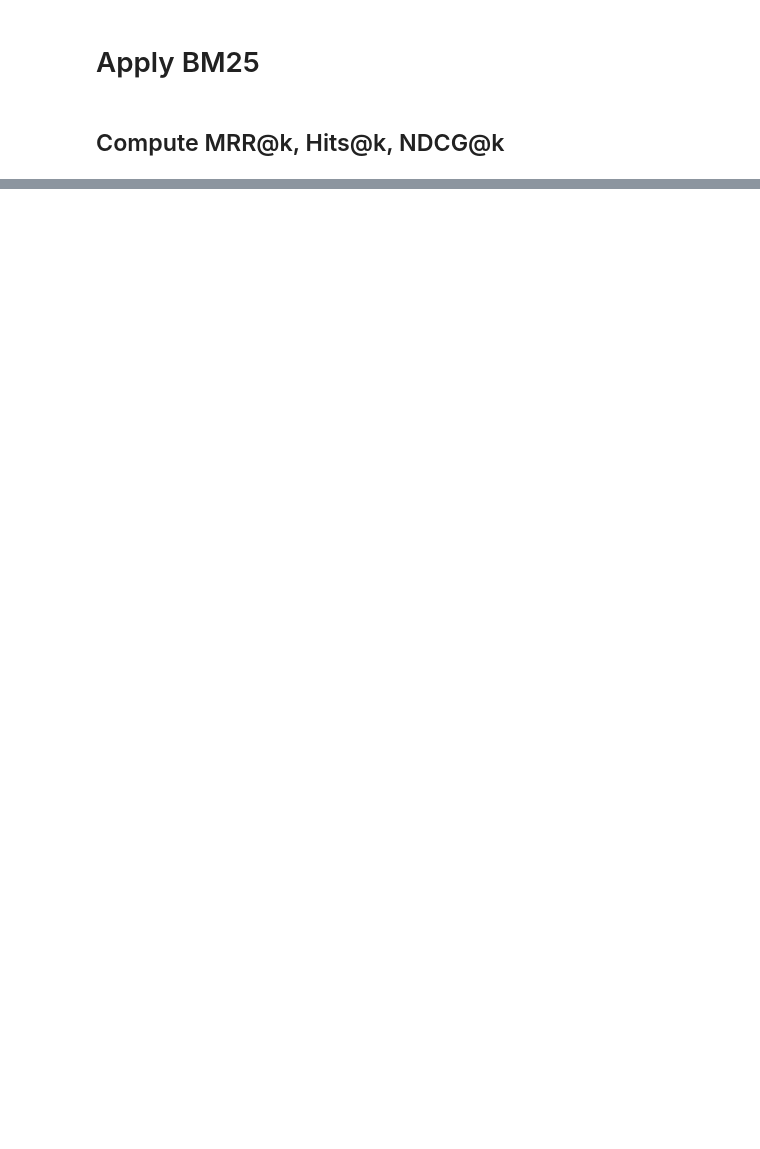
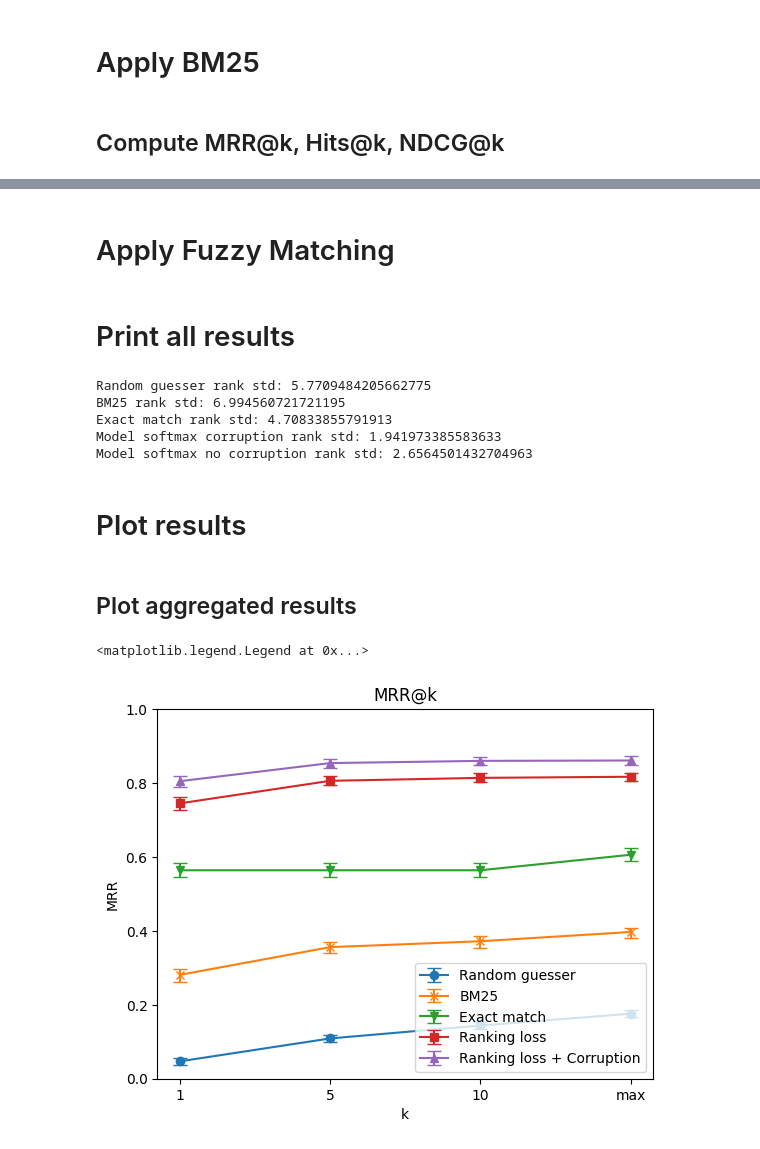
Before and after one commit to epfl-dlab/multilingual-entity-insertion, a Jupyter notebook: data_modelling/compare_models.ipynb, the cells around one changed output, grey strips where cells are left out. Drawn from its saved outputs; the diff is of its cells as text; code cells hidden in the pictures; blank space fills up the shorter version.

Commit message:
add framework to benchmark models

```diff
--- a/data_modelling/compare_models.ipynb
+++ b/data_modelling/compare_models.ipynb
@@ -116,20 +211,0 @@ for rank, noise in tqdm(zip(test_df['bm25_rank'].tolist(), test_df['noise_strate
-# %%
-noise_hits_at_k = {'no_mask': {'1': 0, '5': 0, '10': 0},
-                   'mask_mention': {'1': 0, '5': 0, '10': 0},
-                   'mask_sentence': {'1': 0, '5': 0, '10': 0},
-                   'mask_span': {'1': 0, '5': 0, '10': 0}}
-for rank, noise in tqdm(zip(test_df['bm25_rank'].tolist(), test_df['noise_strategy'].tolist()), total=len(test_df)):
-    if rank <= 10:
-        for k in noise_hits_at_k[noise].keys():
-            if rank <= int(k):
-                noise_hits_at_k[noise][k] += 1 / lengths[noise]
-# %%
-noise_ndcg_at_k = {'no_mask': {'1': 0, '5': 0, '10': 0},
-                   'mask_mention': {'1': 0, '5': 0, '10': 0},
-                   'mask_sentence': {'1': 0, '5': 0, '10': 0},
-                   'mask_span': {'1': 0, '5': 0, '10': 0}}
-for rank, noise in tqdm(zip(test_df['bm25_rank'].tolist(), test_df['noise_strategy'].tolist()), total=len(test_df)):
-    if rank <= 10:
-        for k in noise_ndcg_at_k[noise].keys():
-            if rank <= int(k):
-                noise_ndcg_at_k[noise][k] += (1 / np.log2(rank + 1)) / lengths[noise]
@@ -194,0 +212,4 @@ Hits
+# %%
+mrr_at_k_bm25 = compute_mrr(test_df['bm25_rank'].tolist())
+stratified_mrr_at_k_bm25 = compute_stratified_mrr(test_df['bm25_rank'].tolist(
+), test_df['noise_strategy'].tolist(), test_df['noise_strategy'].unique().tolist())
@@ -194,0 +230,4 @@ Hits
+# %%
+mrr_at_k_exact = compute_mrr(test_df['exact_match_rank'].tolist())
+stratified_mrr_at_k_exact = compute_stratified_mrr(test_df['exact_match_rank'].tolist(
+), test_df['noise_strategy'].tolist(), test_df['noise_strategy'].unique().tolist())
@@ -194,0 +244,36 @@ Hits
+# %% [markdown]
+# Apply Fuzzy Matching
+# %% [markdown]
+# Print all results
+# %%
+print(f"Random guesser rank std: {rank_std_random}")
+print(f"BM25 rank std: {rank_std_bm25}")
+print(f"Exact match rank std: {rank_std_exact}")
+print(f"Model softmax corruption rank std: {rank_std_model_softmax_corruption}")
+print(f"Model softmax no corruption rank std: {rank_std_model_softmax_no_corruption}")
+# %% [output]
+Random guesser rank std: 5.7709484205662775
+BM25 rank std: 6.994560721721195
+Exact match rank std: 4.70833855791913
+Model softmax corruption rank std: 1.941973385583633
+Model softmax no corruption rank std: 2.6564501432704963
+# %% [markdown]
+# Plot results
+# %% [markdown]
+## Plot aggregated results
+# %%
+# plot MRR
+fig, ax = plt.subplots()
+ax.set_title('MRR@k')
+ax.set_xlabel('k')
+ax.set_ylabel('MRR')
+ax.set_ylim(0, 1)
+ax.errorbar(mrr_at_k_random.keys(), [mrr_at_k_random[k]['score'] for k in mrr_at_k_random.keys()], yerr=[[mrr_at_k_random[k]['score'] - mrr_at_k_random[k]['cl'][0] for k in mrr_at_k_random.keys()], [mrr_at_k_random[k]['cl'][1] - mrr_at_k_random[k]['score'] for k in mrr_at_k_random.keys()]], label='Random guesser', marker='o', capsize=5)
+ax.errorbar(mrr_at_k_bm25.keys(), [mrr_at_k_bm25[k]['score'] for k in mrr_at_k_bm25.keys()], yerr=[[mrr_at_k_bm25[k]['score'] - mrr_at_k_bm25[k]['cl'][0] for k in mrr_at_k_bm25.keys()], [mrr_at_k_bm25[k]['cl'][1] - mrr_at_k_bm25[k]['score'] for k in mrr_at_k_bm25.keys()]], label='BM25', marker='x', capsize=5)
+ax.errorbar(mrr_at_k_exact.keys(), [mrr_at_k_exact[k]['score'] for k in mrr_at_k_exact.keys()], yerr=[[mrr_at_k_exact[k]['score'] - mrr_at_k_exact[k]['cl'][0] for k in mrr_at_k_exact.keys()], [mrr_at_k_exact[k]['cl'][1] - mrr_at_k_exact[k]['score'] for k in mrr_at_k_exact.keys()]], label='Exact match', marker='v', capsize=5)
+ax.errorbar(mrr_at_k_model_softmax_no_corruption.keys(), [mrr_at_k_model_softmax_no_corruption[k]['score'] for k in mrr_at_k_model_softmax_no_corruption.keys()], yerr=[[mrr_at_k_model_softmax_no_corruption[k]['score'] - mrr_at_k_model_softmax_no_corruption[k]['cl'][0] for k in mrr_at_k_model_softmax_no_corruption.keys()], [mrr_at_k_model_softmax_no_corruption[k]['cl'][1] - mrr_at_k_model_softmax_no_corruption[k]['score'] for k in mrr_at_k_model_softmax_no_corruption.keys()]], label='Ranking loss', marker='s', capsize=5)
+ax.errorbar(mrr_at_k_model_softmax_corruption.keys(), [mrr_at_k_model_softmax_corruption[k]['score'] for k in mrr_at_k_model_softmax_corruption.keys()], yerr=[[mrr_at_k_model_softmax_corruption[k]['score'] - mrr_at_k_model_softmax_corruption[k]['cl'][0] for k in mrr_at_k_model_softmax_corruption.keys()], [mrr_at_k_model_softmax_corruption[k]['cl'][1] - mrr_at_k_model_softmax_corruption[k]['score'] for k in mrr_at_k_model_softmax_corruption.keys()]], label='Ranking loss + Corruption', marker='^', capsize=5)
+ax.legend()
+# %% [output]
+<matplotlib.legend.Legend at 0x...>
+[figure, added]
```
Also changed, not shown: parts of 55 cells of this notebook, 1 other file.
